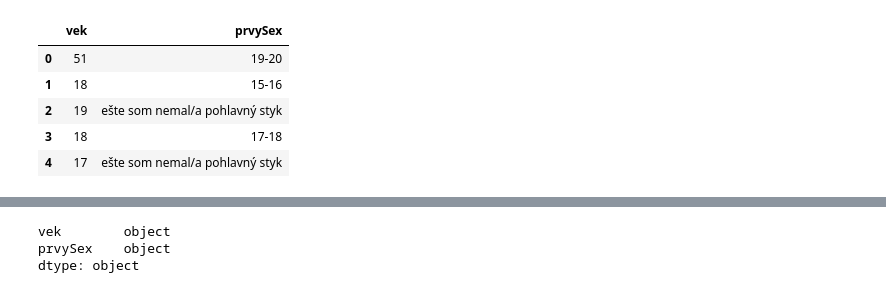
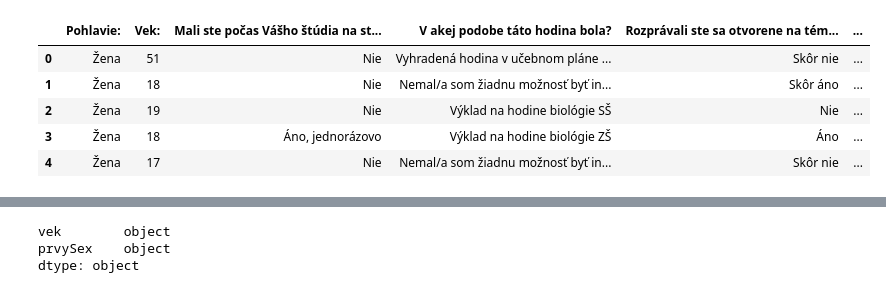
Before and after one commit to KlaraHirm/SOC, a Jupyter notebook: SOC.ipynb, the cells around one changed output, grey strips where cells are left out. Cells and saved outputs as stored; diff of their text form; code cells hidden in the pictures.

```diff
--- a/SOC.ipynb
+++ b/SOC.ipynb
@@ -13,3 +13,11 @@ main.head()
 | 4 | 2020/12/10 10:16:03 PM SEČ | Žena | 17 | Nie | Nemal/a som žiadnu možnosť byť in... | Skôr nie | ... |
 # %%
 del main['Časová pečiatka']
+main.head()
+# %% [output]
+|  | Pohlavie: | Vek: | Mali ste počas Vášho štúdia na st... | V akej podobe táto hodina bola? | Rozprávali ste sa otvorene na tém... | ... |
+| 0 | Žena | 51 | Nie | Vyhradená hodina v učebnom pláne ... | Skôr nie | ... |
+| 1 | Žena | 18 | Nie | Nemal/a som žiadnu možnosť byť in... | Skôr áno | ... |
+| 2 | Žena | 19 | Nie | Výklad na hodine biológie SŠ | Nie | ... |
+| 3 | Žena | 18 | Áno, jednorázovo | Výklad na hodine biológie ZŠ | Áno | ... |
+| 4 | Žena | 17 | Nie | Nemal/a som žiadnu možnosť byť in... | Skôr nie | ... |
@@ -23,10 +23,0 @@ pearsonTest.columns = ['gender' , 'svadba']
-# %%
-korelacia.columns = ['vek','prvySex']
-korelacia.head()
-# %% [output]
-|  | vek | prvySex |
-| 0 | 51 | 19-20 |
-| 1 | 18 | 15-16 |
-| 2 | 19 | ešte som nemal/a pohlavný styk |
-| 3 | 18 | 17-18 |
-| 4 | 17 | ešte som nemal/a pohlavný styk |
```
Also changed, not shown: parts of 20 cells of this notebook.
